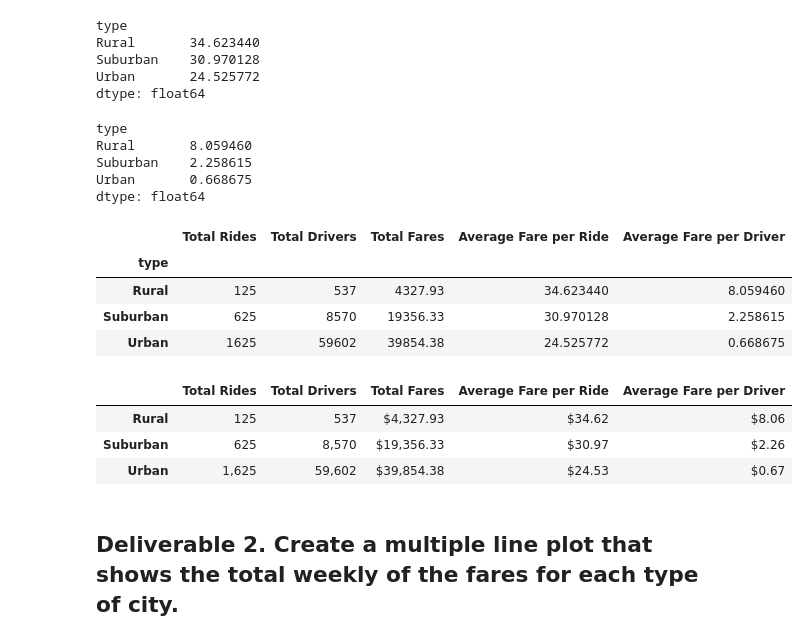
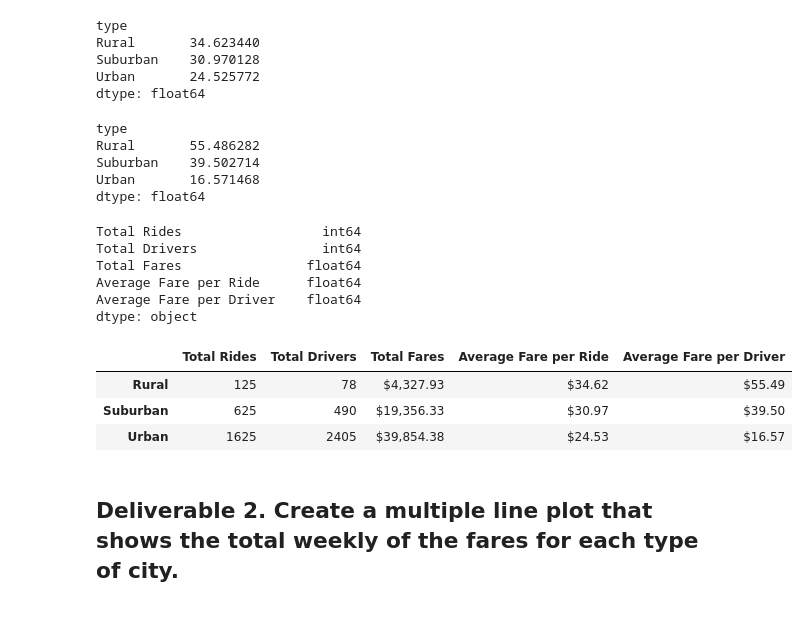
Before and after one commit to JamieOrozco/PyBer_Analysis, a Jupyter notebook: PyBer_Challenge.ipynb, the cells around one changed output. Cells and saved outputs as stored; diff of their text form; code cells hidden in the pictures.

```diff
--- a/PyBer_Challenge.ipynb
+++ b/PyBer_Challenge.ipynb
@@ -65,8 +65,8 @@ Urban       39854.38
 Name: fare, dtype: float64
 # %%
 #  4. Get the average fare per ride for each city type.
-average_fare_per_ride = total_fares_type / total_rides_type
-average_fare_per_ride
+average_fare_ride = city_type_fares / city_type_rides
+average_fare_ride
 # %% [output]
 type
 Rural       34.623440
@@ -75,46 +75,46 @@ Urban       24.525772
 dtype: float64
 # %%
 # 5. Get the average fare per driver for each city type.
-average_fare_per_driver = total_fares_type / total_drivers_type
-average_fare_per_driver
+average_fare_driver = city_type_fares / city_type_drivers
+average_fare_driver
 # %% [output]
 type
-Rural       8.059460
-Suburban    2.258615
-Urban       0.668675
+Rural       55.486282
+Suburban    39.502714
+Urban       16.571468
 dtype: float64
 # %%
 #  6. Create a PyBer summary DataFrame.
-pyber_summary_df = pd.DataFrame({
-            "Total Rides": total_rides_type,
-            "Total Drivers": total_drivers_type,
-            "Total Fares": total_fare_type,
-            "Average Fare per Ride": average_fare_per_ride,
-            "Average Fare per Driver": average_fare_per_driver
-})
-pyber_summary_df
+summary_df = pd.DataFrame ({"Total Rides" : city_type_rides,
+               "Total Drivers": city_type_drivers,
+               "Total Fares": city_type_fares,
+                "Average Fare per Ride" : average_fare_ride,
+                 "Average Fare per Driver" : average_fare_driver})
+
+summary_df.dtypes
 # %% [output]
-|  | Total Rides | Total Drivers | Total Fares | Average Fare per Ride | Average Fare per Driver |
-| type |  |  |  |  |  |
-| Rural | 125 | 537 | 4327.93 | 34.623440 | 8.059460 |
-| Suburban | 625 | 8570 | 19356.33 | 30.970128 | 2.258615 |
-| Urban | 1625 | 59602 | 39854.38 | 24.525772 | 0.668675 |
+Total Rides                  int64
+Total Drivers                int64
+Total Fares                float64
+Average Fare per Ride      float64
+Average Fare per Driver    float64
+dtype: object
 # %%
 #  7. Cleaning up the DataFrame. Delete the index name
-pyber_summary_df.index.name = None
+summary_df.index.name = None
 # %%
 #  8. Format the columns.
-pyber_summary_df['Total Rides'] = pyber_summary_df['Total Rides'].map('{:,}'.format)
-pyber_summary_df['Total Drivers'] = pyber_summary_df['Total Drivers'].map('{:,}'.format)
-pyber_summary_df['Total Fares'] = pyber_summary_df['Total Fares'].map('${:,.2f}'.format)
-pyber_summary_df['Average Fare per Ride'] = pyber_summary_df['Average Fare per Ride'].map('${:,.2f}'.format)
-pyber_summary_df['Average Fare per Driver'] = pyber_summary_df['Average Fare per Driver'].map('${:,.2f}'.format)
-pyber_summary_df
+summary_df["Total Fares"] = summary_df["Total Fares"].map("${:,.2f}".format)
+summary_df["Average Fare per Ride"] = summary_df["Average Fare per Ride"].map("${:,.2f}".format)
+summary_df["Average Fare per Driver"] = summary_df["Average Fare per Driver"].map("${:,.2f}".format)
+
+
+summary_df
 # %% [output]
 |  | Total Rides | Total Drivers | Total Fares | Average Fare per Ride | Average Fare per Driver |
-| Rural | 125 | 537 | $4,327.93 | $34.62 | $8.06 |
-| Suburban | 625 | 8,570 | $19,356.33 | $30.97 | $2.26 |
-| Urban | 1,625 | 59,602 | $39,854.38 | $24.53 | $0.67 |
+| Rural | 125 | 78 | $4,327.93 | $34.62 | $55.49 |
+| Suburban | 625 | 490 | $19,356.33 | $30.97 | $39.50 |
+| Urban | 1625 | 2405 | $39,854.38 | $24.53 | $16.57 |
 # %% [markdown]
 ## Deliverable 2.  Create a multiple line plot that shows the total weekly of the fares for each type of city.
 # %%
```
Also changed, not shown: parts of 13 cells of this notebook.
